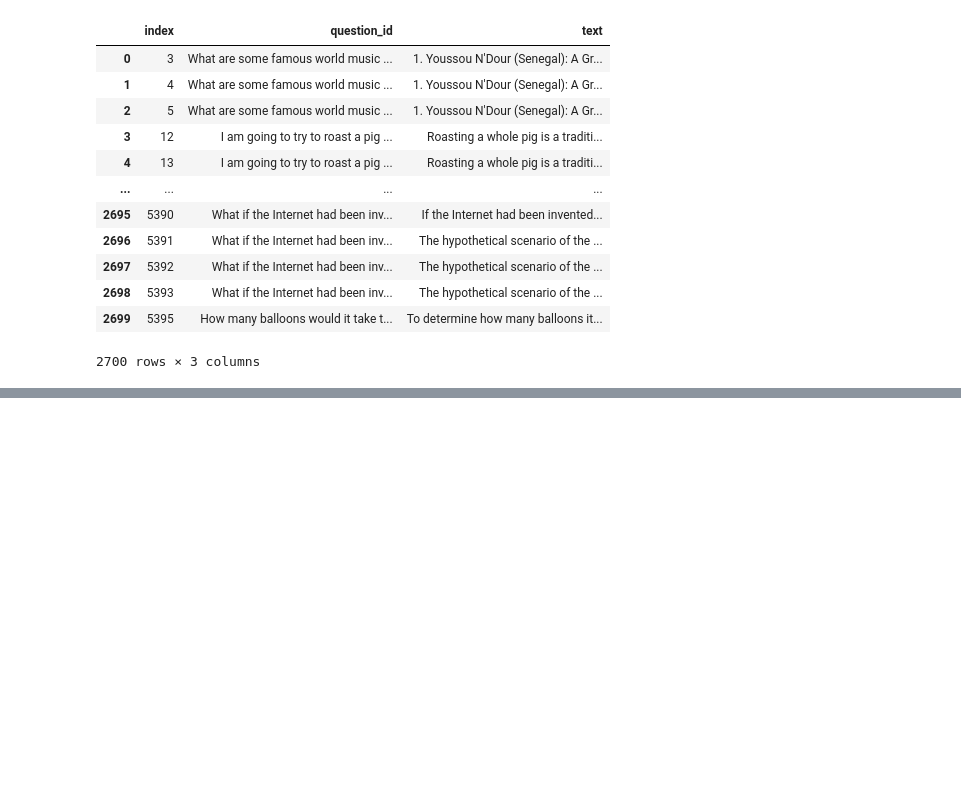
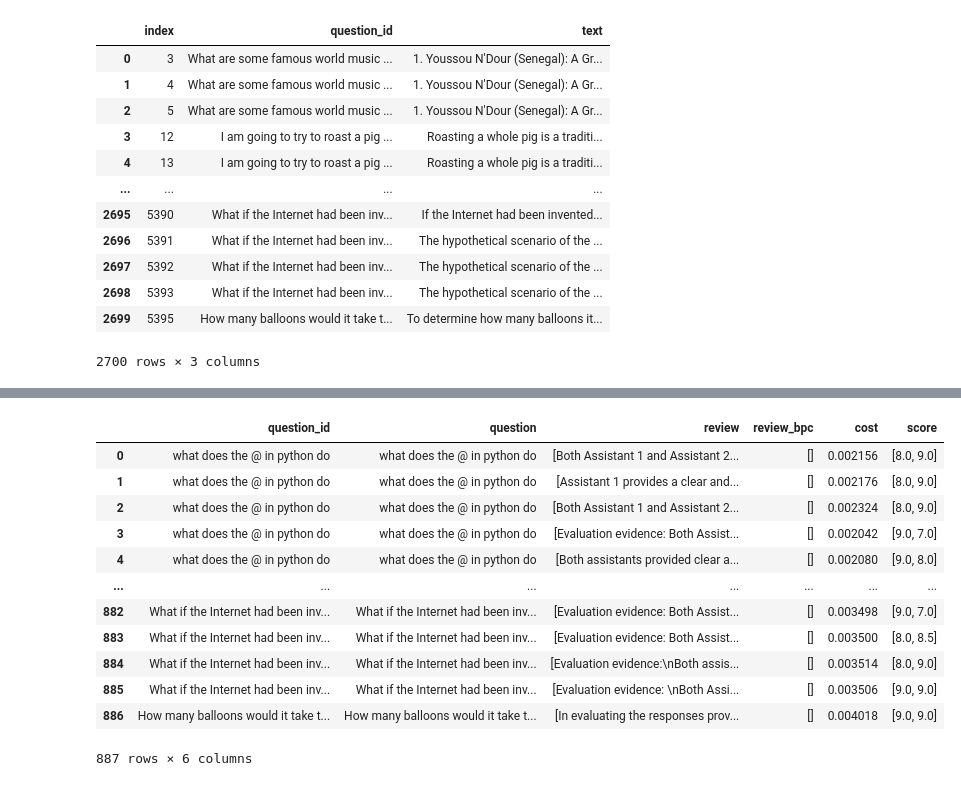
Before and after one commit to Thesis-LLM-as-a-judge-AUAS/fair-eval, a Jupyter notebook: sanity_check.ipynb, the cells around one changed output, grey strips where cells are left out. Cells and saved outputs as stored; diff of their text form; code cells hidden in the pictures; blank space fills up the shorter version.

```diff
--- a/sanity_check.ipynb
+++ b/sanity_check.ipynb
@@ -2247,0 +2301,17 @@ gpt_second = gpt_second.iloc[dron_n:]
+# %%
+final_judgement = pd.read_json("./verbosity_datasets/gpt_judgement.jsonl", lines=True)
+final_judgement
+# %% [output]
+|  | question_id | question | review | review_bpc | cost | score |
+| 0 | what does the @ in python do | what does the @ in python do | [Both Assistant 1 and Assistant 2... | [] | 0.002156 | [8.0, 9.0] |
+| 1 | what does the @ in python do | what does the @ in python do | [Assistant 1 provides a clear and... | [] | 0.002176 | [8.0, 9.0] |
+| 2 | what does the @ in python do | what does the @ in python do | [Both Assistant 1 and Assistant 2... | [] | 0.002324 | [8.0, 9.0] |
+| 3 | what does the @ in python do | what does the @ in python do | [Evaluation evidence: Both Assist... | [] | 0.002042 | [9.0, 7.0] |
+| 4 | what does the @ in python do | what does the @ in python do | [Both assistants provided clear a... | [] | 0.002080 | [9.0, 8.0] |
+| ... | ... | ... | ... | ... | ... | ... |
+| 882 | What if the Internet had been inv... | What if the Internet had been inv... | [Evaluation evidence: Both Assist... | [] | 0.003498 | [9.0, 7.0] |
+| 883 | What if the Internet had been inv... | What if the Internet had been inv... | [Evaluation evidence: Both Assist... | [] | 0.003500 | [8.0, 8.5] |
+| 884 | What if the Internet had been inv... | What if the Internet had been inv... | [Evaluation evidence:\nBoth assis... | [] | 0.003514 | [8.0, 9.0] |
+| 885 | What if the Internet had been inv... | What if the Internet had been inv... | [Evaluation evidence: \nBoth Assi... | [] | 0.003506 | [9.0, 9.0] |
+| 886 | How many balloons would it take t... | How many balloons would it take t... | [In evaluating the responses prov... | [] | 0.004018 | [9.0, 9.0] |
+887 rows × 6 columns
```
Also changed, not shown: parts of 6 cells of this notebook, 9 other files.
